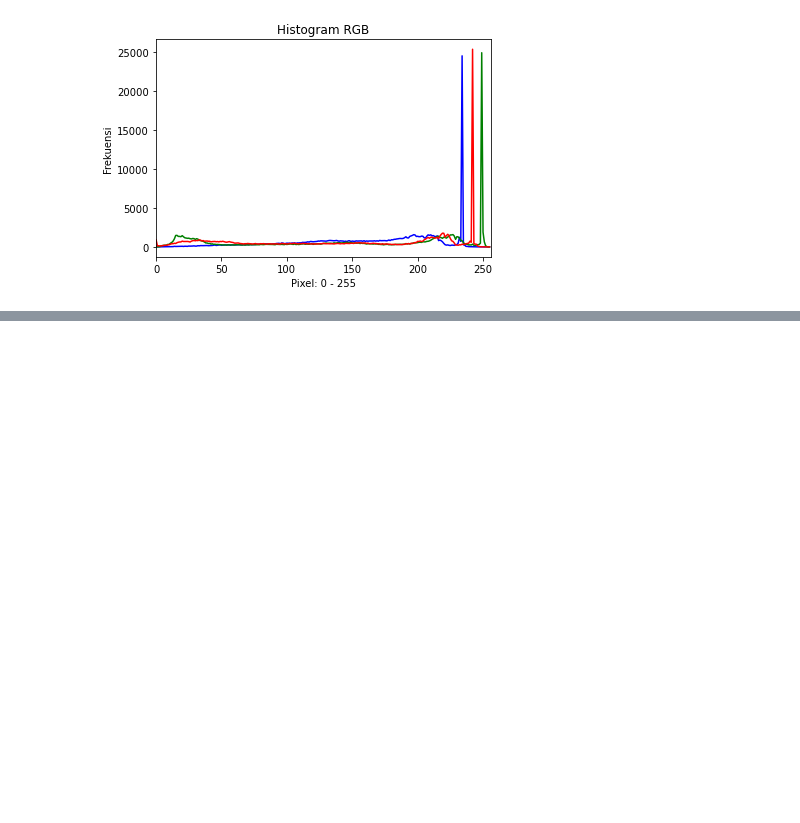
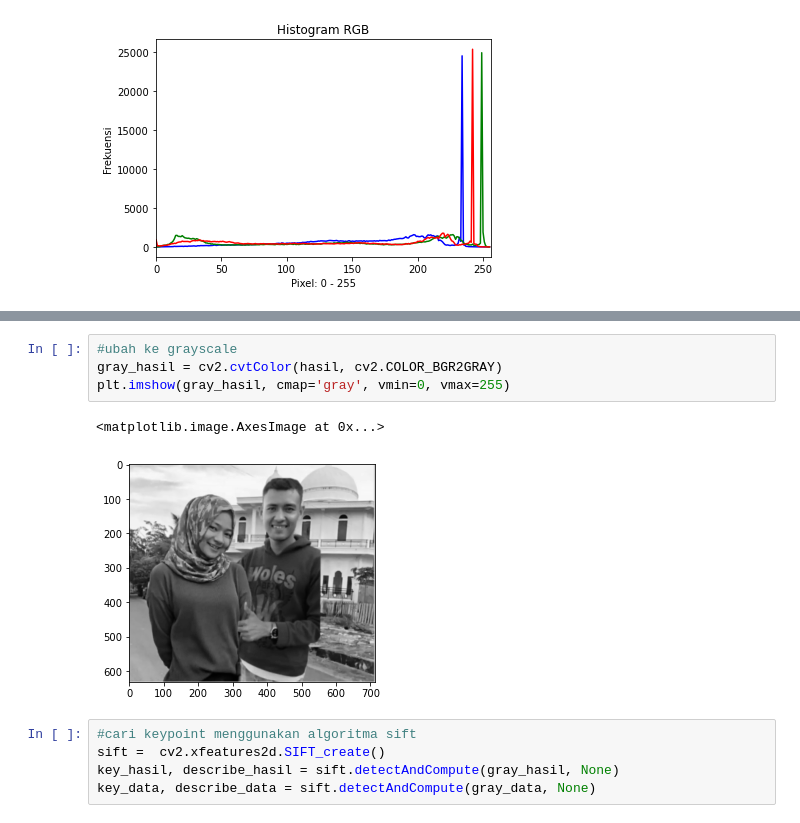
Before and after one commit to MochamadIlhamAfriandhi/Image-Processing, a Jupyter notebook: Project PCD/Project TA.ipynb, the cells around one changed output, grey strips where cells are left out. Saved outputs shown, nothing was run; the diff lists cells and outputs as text; blank space fills up the shorter version.

```diff
--- a/Project PCD/Project TA.ipynb
+++ b/Project PCD/Project TA.ipynb
@@ -65,0 +89,12 @@ plt.imshow(gray2, cmap='gray', vmin=0, vmax=255)
+# %%
+#ubah ke grayscale
+gray_hasil = cv2.cvtColor(hasil, cv2.COLOR_BGR2GRAY)
+plt.imshow(gray_hasil, cmap='gray', vmin=0, vmax=255)
+# %% [output]
+<matplotlib.image.AxesImage at 0x...>
+[figure, added]
+# %%
+#cari keypoint menggunakan algoritma sift
+sift =  cv2.xfeatures2d.SIFT_create()
+key_hasil, describe_hasil = sift.detectAndCompute(gray_hasil, None)
+key_data, describe_data = sift.detectAndCompute(gray_data, None)
```
Also changed, not shown: parts of 11 cells of this notebook.
